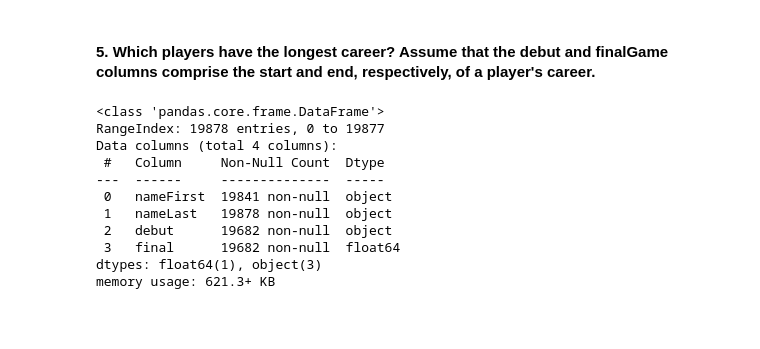
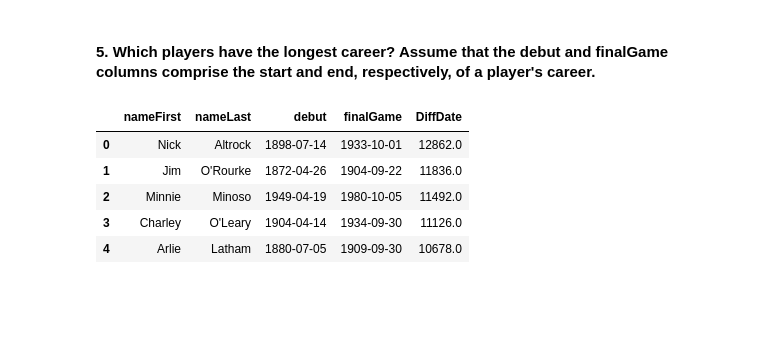
Before and after one commit to mvossbrinck/Metis_Project_3, a Jupyter notebook: 2_Baseball.ipynb, the cells around one changed output. Drawn from its saved outputs; the diff is of its cells as text; code cells hidden in the pictures.

```diff
--- a/2_Baseball.ipynb
+++ b/2_Baseball.ipynb
@@ -164,27 +162,23 @@ school
 # %%
 query = """
 
 
-SELECT nameFirst, nameLast, CAST(debut AS REAL) AS debut, CAST(finalGame AS DATETIME) AS final
+SELECT nameFirst, nameLast, DATE(debut) AS debut, DATE(finalGame) AS finalGame,
+Cast ((JulianDay(finalGame) - JulianDay(debut)) As Integer) AS DiffDate
 FROM people
-
+ORDER BY DiffDate DESC
 
 """
 
 school = pd.read_sql_query(query, conn)
-school.info()
+school.head()
 # %% [output]
-<class 'pandas.core.frame.DataFrame'>
-RangeIndex: 19878 entries, 0 to 19877
-Data columns (total 4 columns):
- #   Column     Non-Null Count  Dtype
----  ------     --------------  -----
- 0   nameFirst  19841 non-null  object
- 1   nameLast   19878 non-null  object
- 2   debut      19682 non-null  object
- 3   final      19682 non-null  float64
-dtypes: float64(1), object(3)
-memory usage: 621.3+ KB
+|  | nameFirst | nameLast | debut | finalGame | DiffDate |
+| 0 | Nick | Altrock | 1898-07-14 | 1933-10-01 | 12862.0 |
+| 1 | Jim | O'Rourke | 1872-04-26 | 1904-09-22 | 11836.0 |
+| 2 | Minnie | Minoso | 1949-04-19 | 1980-10-05 | 11492.0 |
+| 3 | Charley | O'Leary | 1904-04-14 | 1934-09-30 | 11126.0 |
+| 4 | Arlie | Latham | 1880-07-05 | 1909-09-30 | 10678.0 |
 # %% [markdown]
 <br>
 # %% [markdown]
```
Also changed, not shown: parts of 2 cells of this notebook, 5 other files.
